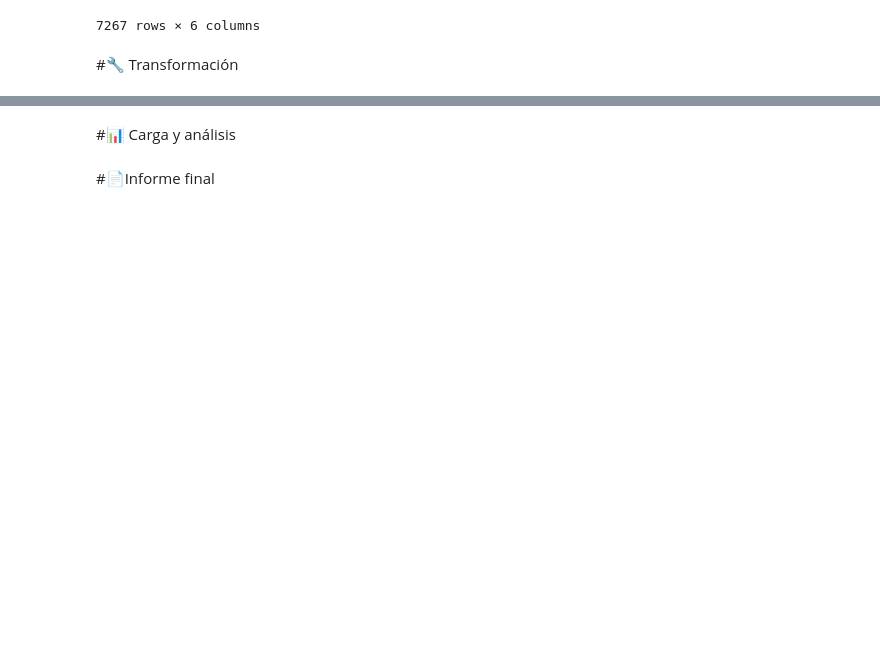
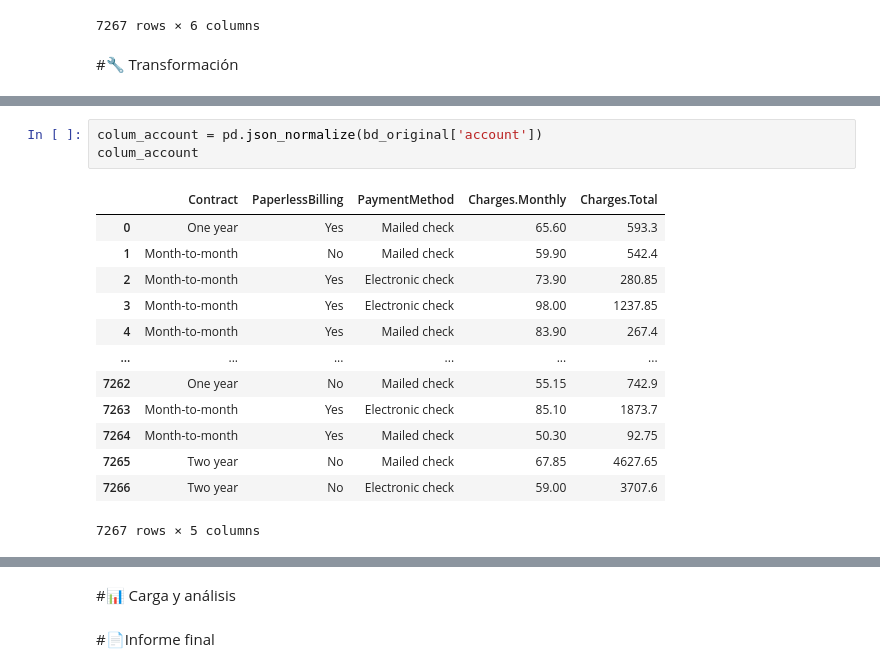
Before and after one commit to GisseYo/ChallengeTelecomX, a Jupyter notebook: TelecomX_LATAM.ipynb, the cells around one changed output, grey strips where cells are left out. Drawn from its saved outputs; the diff is of its cells as text; blank space fills up the shorter version.

```diff
--- a/TelecomX_LATAM.ipynb
+++ b/TelecomX_LATAM.ipynb
@@ -40,0 +75,17 @@ datos_df
+# %%
+colum_account = pd.json_normalize(bd_original['account'])
+colum_account
+# %% [output]
+|  | Contract | PaperlessBilling | PaymentMethod | Charges.Monthly | Charges.Total |
+| 0 | One year | Yes | Mailed check | 65.60 | 593.3 |
+| 1 | Month-to-month | No | Mailed check | 59.90 | 542.4 |
+| 2 | Month-to-month | Yes | Electronic check | 73.90 | 280.85 |
+| 3 | Month-to-month | Yes | Electronic check | 98.00 | 1237.85 |
+| 4 | Month-to-month | Yes | Mailed check | 83.90 | 267.4 |
+| ... | ... | ... | ... | ... | ... |
+| 7262 | One year | No | Mailed check | 55.15 | 742.9 |
+| 7263 | Month-to-month | Yes | Electronic check | 85.10 | 1873.7 |
+| 7264 | Month-to-month | Yes | Mailed check | 50.30 | 92.75 |
+| 7265 | Two year | No | Mailed check | 67.85 | 4627.65 |
+| 7266 | Two year | No | Electronic check | 59.00 | 3707.6 |
+7267 rows × 5 columns
```
Also changed, not shown: parts of 5 cells of this notebook.
